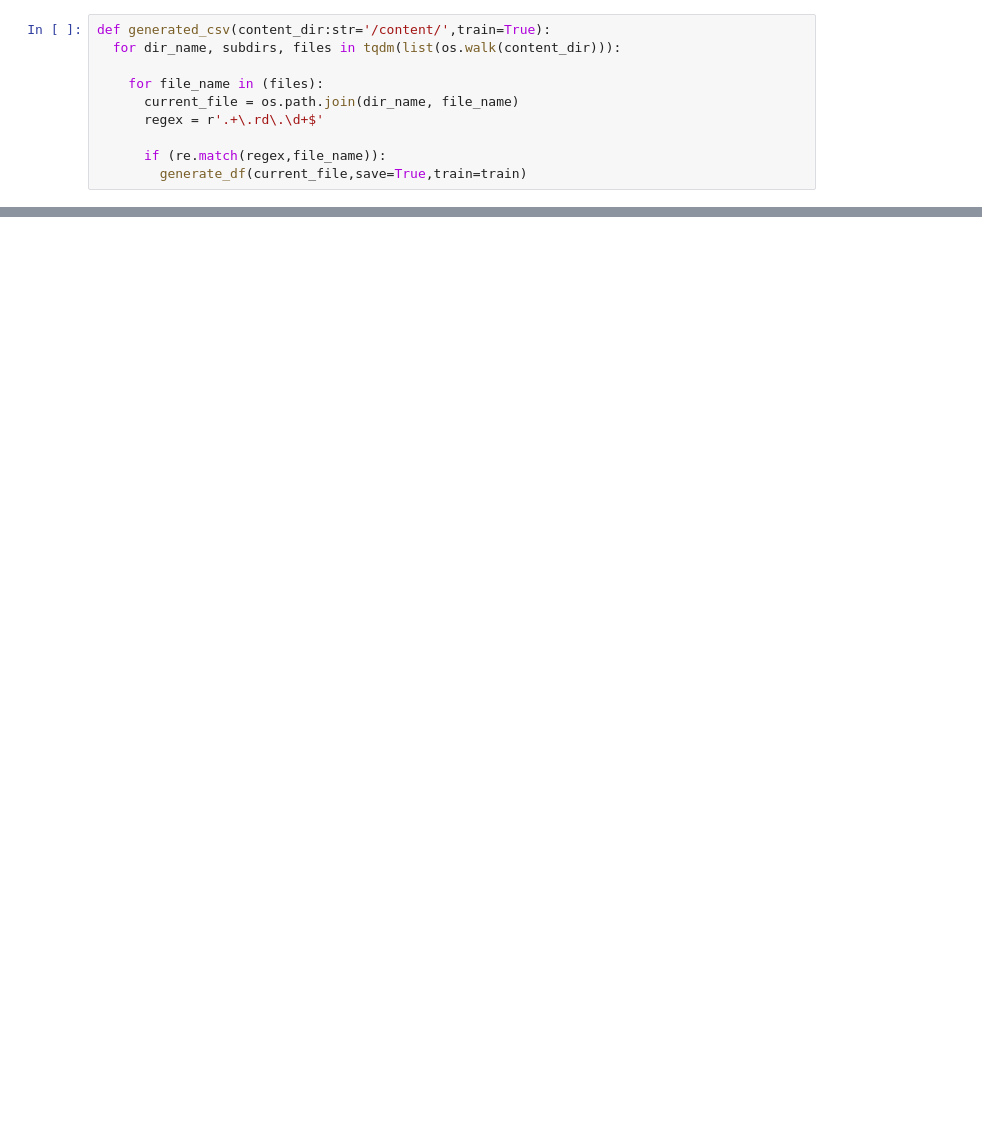
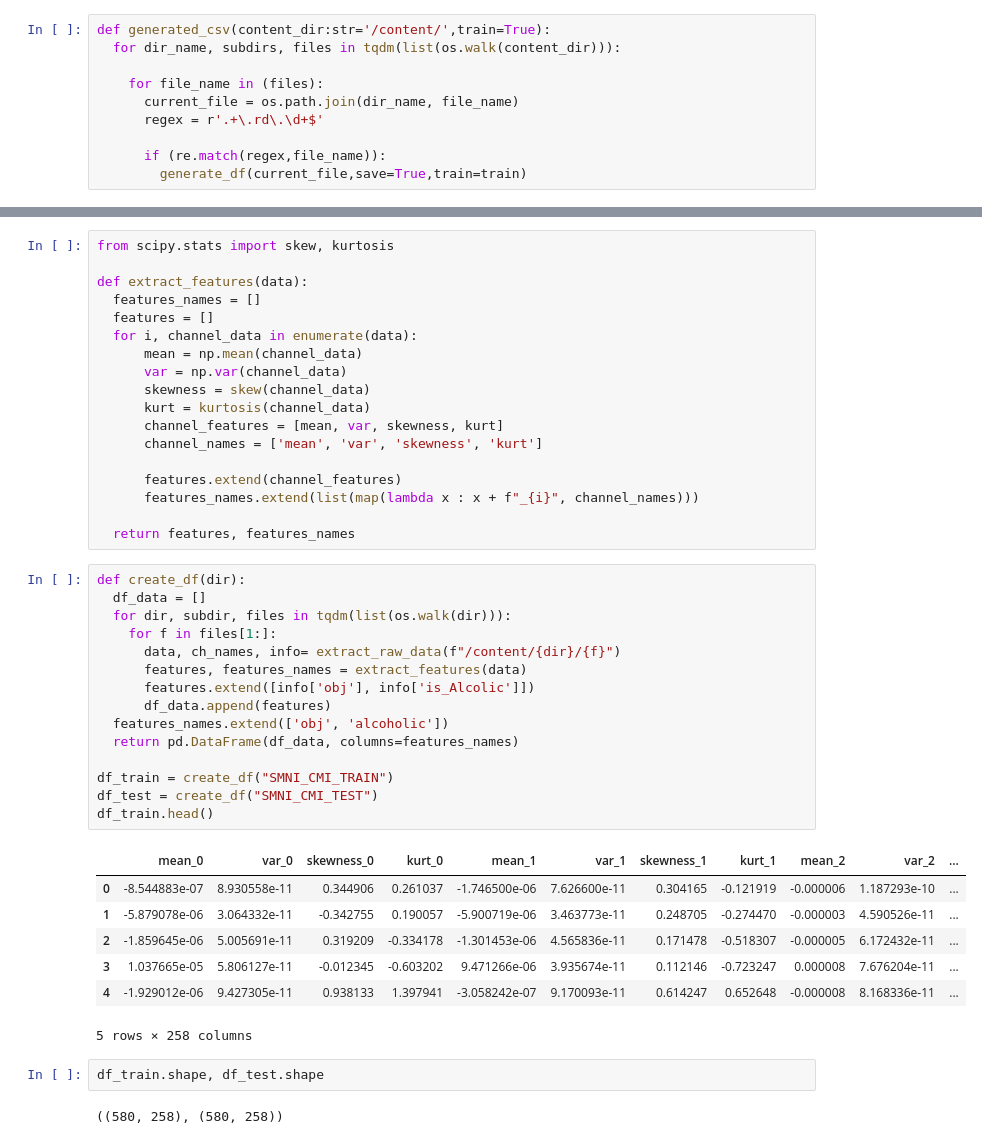
Before and after one commit to Ekliipce/Machine-Learning-for-Biomedical, a Jupyter notebook: eeg/EEG_and_alcohol.ipynb, the cells around one changed output, grey strips where cells are left out. Saved outputs shown, nothing was run; the diff lists cells and outputs as text; blank space fills up the shorter version.

```diff
--- a/eeg/EEG_and_alcohol.ipynb
+++ b/eeg/EEG_and_alcohol.ipynb
@@ -202,0 +198,45 @@ eeg+database.zip.1  eeg_full.tar   SMNI_CMI_TEST  smni_eeg_data.tar.gz
+# %%
+from scipy.stats import skew, kurtosis
+
+def extract_features(data):
+  features_names = []
+  features = []
+  for i, channel_data in enumerate(data):
+      mean = np.mean(channel_data)
+      var = np.var(channel_data)
+      skewness = skew(channel_data)
+      kurt = kurtosis(channel_data)
+      channel_features = [mean, var, skewness, kurt]
+      channel_names = ['mean', 'var', 'skewness', 'kurt']
+
+      features.extend(channel_features)
+      features_names.extend(list(map(lambda x : x + f"_{i}", channel_names)))
+
+  return features, features_names
+# %%
+def create_df(dir):
+  df_data = []
+  for dir, subdir, files in tqdm(list(os.walk(dir))):
+    for f in files[1:]:
+      data, ch_names, info= extract_raw_data(f"/content/{dir}/{f}")
+      features, features_names = extract_features(data)
+      features.extend([info['obj'], info['is_Alcolic']])
+      df_data.append(features)
+  features_names.extend(['obj', 'alcoholic'])
+  return pd.DataFrame(df_data, columns=features_names)
+
+df_train = create_df("SMNI_CMI_TRAIN")
+df_test = create_df("SMNI_CMI_TEST")
+df_train.head()
+# %% [output]
+|  | mean_0 | var_0 | skewness_0 | kurt_0 | mean_1 | var_1 | skewness_1 | kurt_1 | mean_2 | var_2 | ... |
+| 0 | -8.544883e-07 | 8.930558e-11 | 0.344906 | 0.261037 | -1.746500e-06 | 7.626600e-11 | 0.304165 | -0.121919 | -0.000006 | 1.187293e-10 | ... |
+| 1 | -5.879078e-06 | 3.064332e-11 | -0.342755 | 0.190057 | -5.900719e-06 | 3.463773e-11 | 0.248705 | -0.274470 | -0.000003 | 4.590526e-11 | ... |
+| 2 | -1.859645e-06 | 5.005691e-11 | 0.319209 | -0.334178 | -1.301453e-06 | 4.565836e-11 | 0.171478 | -0.518307 | -0.000005 | 6.172432e-11 | ... |
+| 3 | 1.037665e-05 | 5.806127e-11 | -0.012345 | -0.603202 | 9.471266e-06 | 3.935674e-11 | 0.112146 | -0.723247 | 0.000008 | 7.676204e-11 | ... |
+| 4 | -1.929012e-06 | 9.427305e-11 | 0.938133 | 1.397941 | -3.058242e-07 | 9.170093e-11 | 0.614247 | 0.652648 | -0.000008 | 8.168336e-11 | ... |
+5 rows × 258 columns
+# %%
+df_train.shape, df_test.shape
+# %% [output]
+((580, 258), (580, 258))
```
Also changed, not shown: parts of 17 cells of this notebook.
